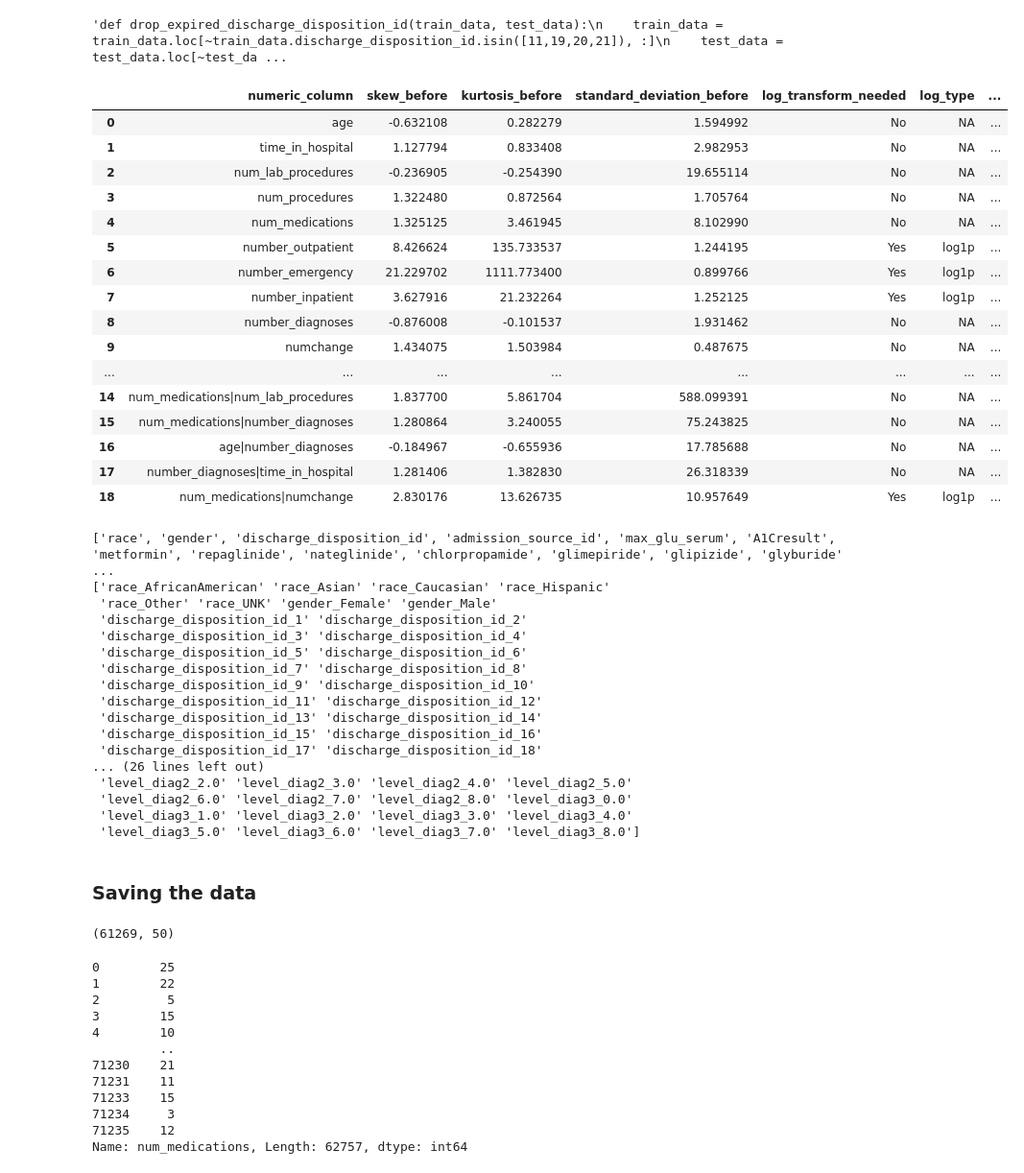
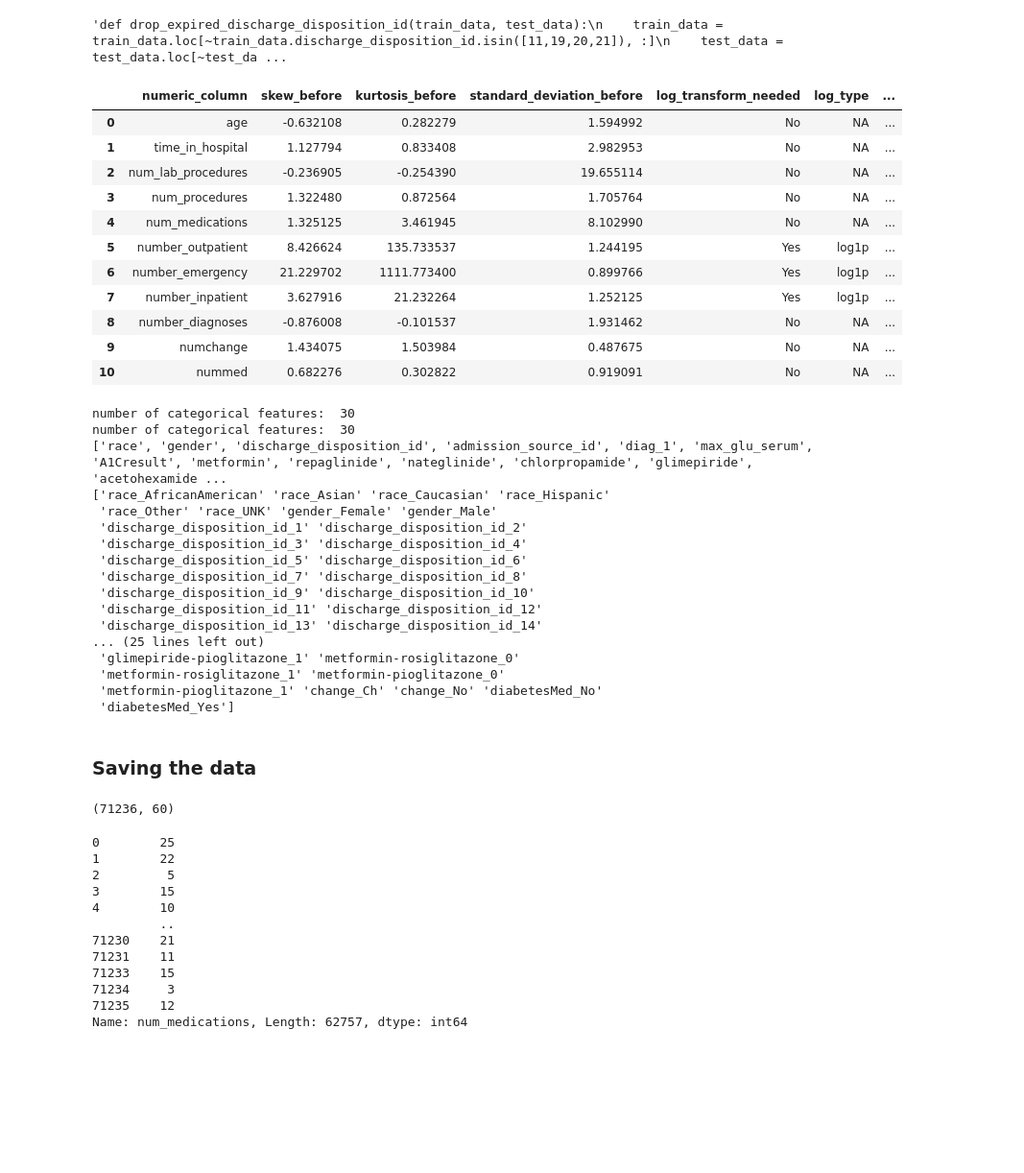
Before and after one commit to BasselAli1/Kaggle_Competition, a Jupyter notebook: Data_processing.ipynb, the cells around one changed output. Shown: that part at 96% size. Drawn from its saved outputs; the diff is of its cells as text; code cells hidden in the pictures; blank space fills up the shorter version.

```diff
--- a/Data_processing.ipynb
+++ b/Data_processing.ipynb
@@ -277,10 +277,10 @@ def make_columns_string(train_data, test_data):
           'glipizide', 'glyburide', 'tolbutamide', 'pioglitazone', 'rosiglitazone', 'acarbose','miglitol', \
           'troglitazone', 'tolazamide', 'insulin', 'glyburide-metformin', 'glipizide-metformin', \
           'glimepiride-pioglitazone', 'metformin-rosiglitazone', 'metformin-pioglitazone', 'diabetesMed', \
-          'max_glu_serum', 'level_diag1']
-    if 'level_diag2' in train_data.columns:
-        i.append('level_diag2')
-        i.append('level_diag3')
+          'max_glu_serum', 'diag_1']
+    if 'diag_2' in train_data.columns:
+        i.append('diag_2')
+        i.append('diag_3')
     train_data[i] = train_data[i].astype('object')
     test_data[i] = test_data[i].astype('object')
 
@@ -442,8 +442,8 @@ def encode_discharge_disposition_id(train_data, test_data):
     return train_data, test_data
 # %%
 def drop_diag_2_and_3(train_data, test_data):
-    train_data = train_data.drop(columns = ['level_diag2', 'level_diag3'])
-    test_data = test_data.drop(columns = ['level_diag2', 'level_diag3'])
+    train_data = train_data.drop(columns = ['diag_2', 'diag_3'])
+    test_data = test_data.drop(columns = ['diag_2', 'diag_3'])
     return train_data, test_data
 # %%
 def adding_interaction_variables(train_data, test_data):
@@ -512,12 +512,11 @@ def label_encode_age(train_data, test_data):
     return train_data, test_data
 # %%
 from sklearn.model_selection import cross_val_score
-from sklearn.model_selection import RepeatedStratifiedKFold
 from sklearn.feature_selection import RFE
 from sklearn.tree import DecisionTreeClassifier
 from sklearn.pipeline import Pipeline
-def rfe(all_columns_train, all_columns_test, output):
-    rfe = RFE(estimator=DecisionTreeClassifier(), n_features_to_select=50)
+def rfe(all_columns_train, all_columns_test, output, k):
+    rfe = RFE(estimator=DecisionTreeClassifier(random_state=0), n_features_to_select = k)
     # fit RFE
     rfe.fit(all_columns_train, output)
     all_columns_train = all_columns_train[:,rfe.get_support()]
@@ -538,45 +537,44 @@ train_data, test_data = fill_missing_race_with_UNK(train_data, test_data)
 #train_data, test_data = drop_expired_discharge_disposition_id(train_data, test_data)
 train_data, test_data = encode_A1Cresult_and_max_glu_serum(train_data, test_data)
 #train_data, test_data = encode_admission_source_id(train_data, test_data)#
 #train_data, test_data = encode_discharge_disposition_id(train_data, test_data)#
 #train_data, test_data = convert_age_to_numerical(train_data, test_data)
 train_data, test_data = label_encode_age(train_data, test_data)
 train_data, test_data = count_the_change_in_medications(train_data, test_data)
 train_data, test_data = count_whether_he_takes_medications_and_convert_medications_to_0_1(train_data, test_data)
 train_data, test_data = drop_encounter_id_and_patient_id(train_data, test_data)
 train_data, test_data = make_columns_string(train_data, test_data)
-train_data, test_data = adding_interaction_variables(train_data, test_data)
+#train_data, test_data = adding_interaction_variables(train_data, test_data)
 train_data , test_data = check_skewness_and_take_log_of_skeweed_features(train_data, test_data)
-train_data = remove_outliers(train_data)
+#train_data = remove_outliers(train_data)
 #train_data, test_data = remove_low_variance_columns(train_data, test_data)
 output, train_data = encode_output(train_data)
 train_data, test_data = replace_admission_type_id(train_data, test_data)
-#train_data, test_data = drop_diag_2_and_3(train_data, test_data)
+train_data, test_data = drop_diag_2_and_3(train_data, test_data)
 train_data, test_data = drop_categorical_features_with_one_value(train_data, test_data)
-#train_data, test_data = choose_best_categorical_features(train_data, test_data, output, k=20)
+print('number of categorical features: ', len(train_data.select_dtypes(include=['object']).columns))
+#train_data, test_data = choose_best_categorical_features(train_data, test_data, output, k=15)
+print('number of categorical features: ', len(train_data.select_dtypes(include=['object']).columns))
 non_numeric_columns_train, non_numeric_columns_test = one_hot_encode_object_columns(train_data, test_data)
 numeric_columns_train_standrized, numeric_columns_test_standrized = standarize_numeric_features(train_data, test_data)
 all_columns_train, all_columns_test = combine(numeric_columns_train_standrized, numeric_columns_test_standrized, non_numeric_columns_train, non_numeric_columns_test)
-all_columns_train, all_columns_test = rfe(all_columns_train, all_columns_test, output)
+all_columns_train, all_columns_test = rfe(all_columns_train, all_columns_test, output, k=60)
 # %% [output]
 |  | numeric_column | skew_before | kurtosis_before | standard_deviation_before | log_transform_needed | log_type | ... |
 | 0 | age | -0.632108 | 0.282279 | 1.594992 | No | NA | ... |
 | 1 | time_in_hospital | 1.127794 | 0.833408 | 2.982953 | No | NA | ... |
 | 2 | num_lab_procedures | -0.236905 | -0.254390 | 19.655114 | No | NA | ... |
 | 3 | num_procedures | 1.322480 | 0.872564 | 1.705764 | No | NA | ... |
 | 4 | num_medications | 1.325125 | 3.461945 | 8.102990 | No | NA | ... |
 | 5 | number_outpatient | 8.426624 | 135.733537 | 1.244195 | Yes | log1p | ... |
 | 6 | number_emergency | 21.229702 | 1111.773400 | 0.899766 | Yes | log1p | ... |
 | 7 | number_inpatient | 3.627916 | 21.232264 | 1.252125 | Yes | log1p | ... |
 | 8 | number_diagnoses | -0.876008 | -0.101537 | 1.931462 | No | NA | ... |
 | 9 | numchange | 1.434075 | 1.503984 | 0.487675 | No | NA | ... |
-| ... | ... | ... | ... | ... | ... | ... | ... |
-| 14 | num_medications|num_lab_procedures | 1.837700 | 5.861704 | 588.099391 | No | NA | ... |
-| 15 | num_medications|number_diagnoses | 1.280864 | 3.240055 | 75.243825 | No | NA | ... |
-| 16 | age|number_diagnoses | -0.184967 | -0.655936 | 17.785688 | No | NA | ... |
-| 17 | number_diagnoses|time_in_hospital | 1.281406 | 1.382830 | 26.318339 | No | NA | ... |
-| 18 | num_medications|numchange | 2.830176 | 13.626735 | 10.957649 | Yes | log1p | ... |
+| 10 | nummed | 0.682276 | 0.302822 | 0.919091 | No | NA | ... |
-['race', 'gender', 'discharge_disposition_id', 'admission_source_id', 'max_glu_serum', 'A1Cresult', 'metformin', 'repaglinide', 'nateglinide', 'chlorpropamide', 'glimepiride', 'glipizide', 'glyburide' ...
+number of categorical features:  30
+number of categorical features:  30
+['race', 'gender', 'discharge_disposition_id', 'admission_source_id', 'diag_1', 'max_glu_serum', 'A1Cresult', 'metformin', 'repaglinide', 'nateglinide', 'chlorpropamide', 'glimepiride', 'acetohexamide ...
 ['race_AfricanAmerican' 'race_Asian' 'race_Caucasian' 'race_Hispanic'
  'race_Other' 'race_UNK' 'gender_Female' 'gender_Male'
  'discharge_disposition_id_1' 'discharge_disposition_id_2'
@@ -586,13 +584,11 @@ all_columns_train, all_columns_test = rfe(all_columns_train, all_columns_test, o
  'discharge_disposition_id_9' 'discharge_disposition_id_10'
  'discharge_disposition_id_11' 'discharge_disposition_id_12'
  'discharge_disposition_id_13' 'discharge_disposition_id_14'
- 'discharge_disposition_id_15' 'discharge_disposition_id_16'
- 'discharge_disposition_id_17' 'discharge_disposition_id_18'
-... (26 lines left out)
- 'level_diag2_2.0' 'level_diag2_3.0' 'level_diag2_4.0' 'level_diag2_5.0'
- 'level_diag2_6.0' 'level_diag2_7.0' 'level_diag2_8.0' 'level_diag3_0.0'
- 'level_diag3_1.0' 'level_diag3_2.0' 'level_diag3_3.0' 'level_diag3_4.0'
- 'level_diag3_5.0' 'level_diag3_6.0' 'level_diag3_7.0' 'level_diag3_8.0']
+... (25 lines left out)
+ 'glimepiride-pioglitazone_1' 'metformin-rosiglitazone_0'
+ 'metformin-rosiglitazone_1' 'metformin-pioglitazone_0'
+ 'metformin-pioglitazone_1' 'change_Ch' 'change_No' 'diabetesMed_No'
+ 'diabetesMed_Yes']
 # %% [markdown]
 ### Saving the data
 # %%
@@ -602,7 +598,7 @@ output.to_pickle('train_output.pkl')
 # %%
 all_columns_train.shape
 # %% [output]
-(61269, 50)
+(71236, 60)
 # %%
 train_data.num_medications
 # %% [output]
```
Also changed, not shown: parts of 2 cells of this notebook, 1 other file.
